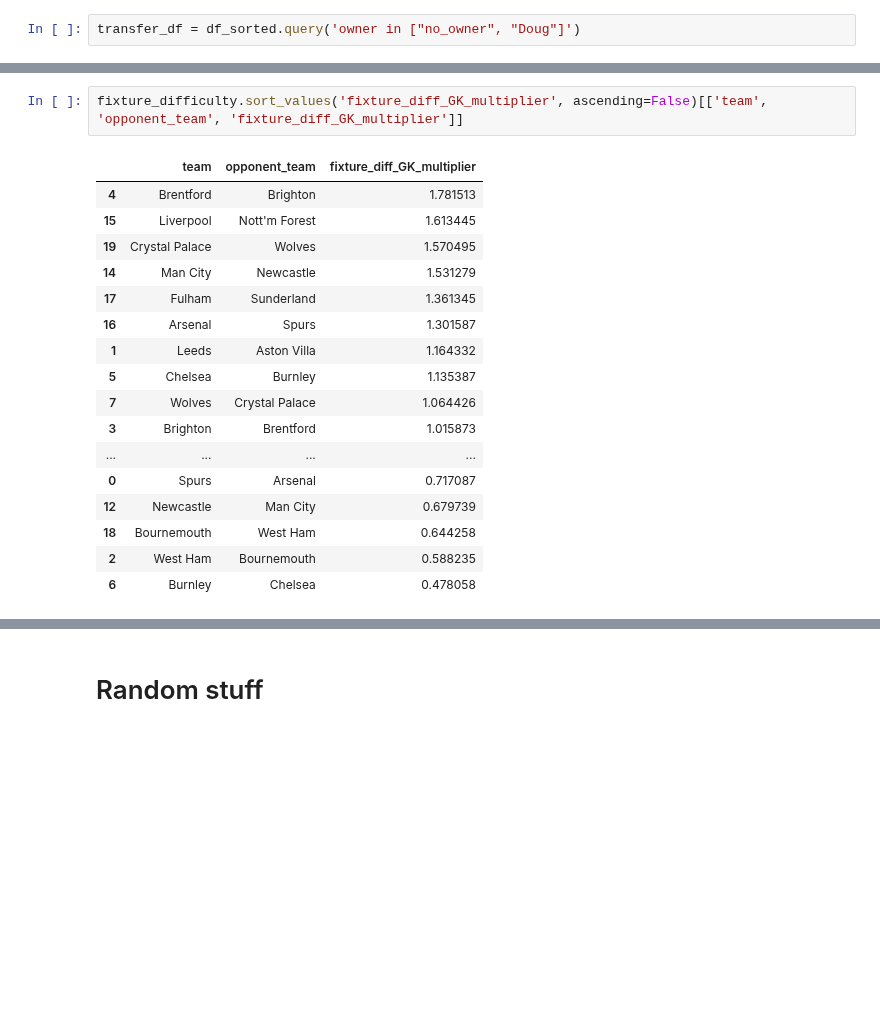
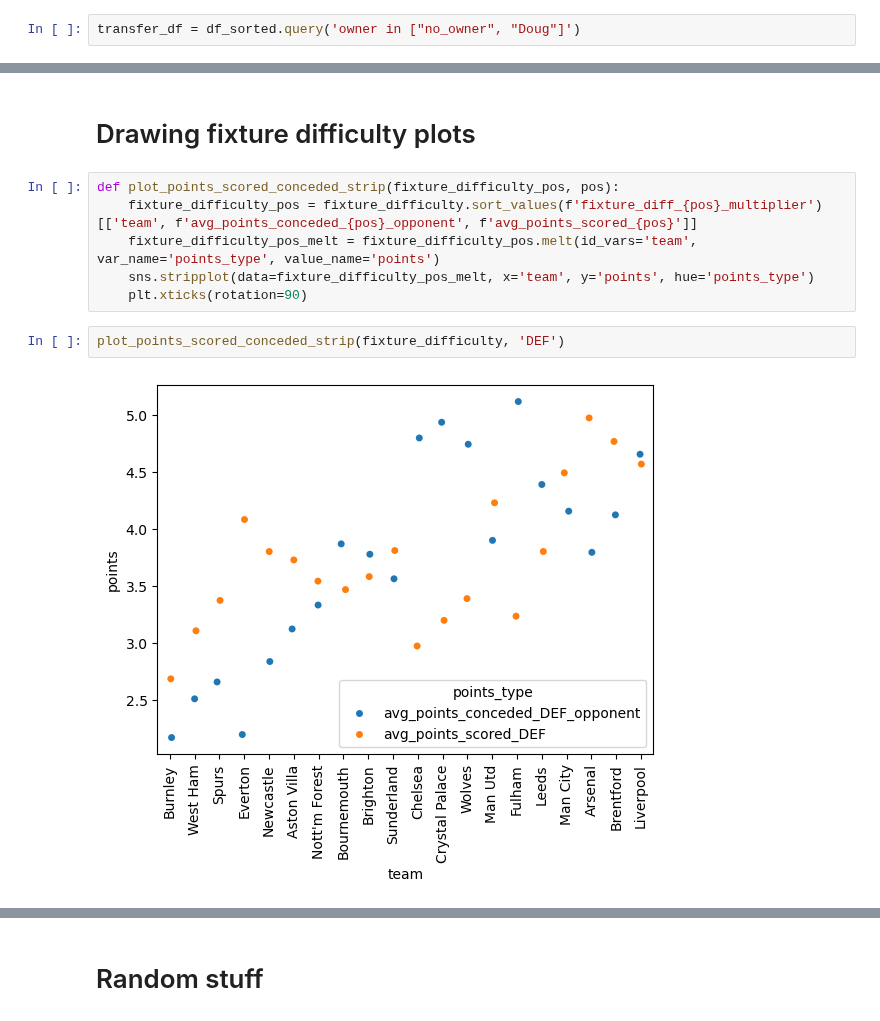
Before and after one commit to doug-ellis/draft_fpl_2526, a Jupyter notebook: transfer/outputs/looking_gw27.ipynb, the cells around one changed output, grey strips where cells are left out. Saved outputs shown, nothing was run; the diff lists cells and outputs as text; blank space fills up the shorter version.

```diff
--- a/transfer/outputs/looking_gw27.ipynb
+++ b/transfer/outputs/looking_gw27.ipynb
@@ -212,20 +212,12 @@ b
+# %% [markdown]
+# Drawing fixture difficulty plots
 # %%
-fixture_difficulty.sort_values('fixture_diff_GK_multiplier', ascending=False)[['team', 'opponent_team', 'fixture_diff_GK_multiplier']]
+def plot_points_scored_conceded_strip(fixture_difficulty_pos, pos):
+    fixture_difficulty_pos = fixture_difficulty.sort_values(f'fixture_diff_{pos}_multiplier')[['team', f'avg_points_conceded_{pos}_opponent', f'avg_points_scored_{pos}']]
+    fixture_difficulty_pos_melt = fixture_difficulty_pos.melt(id_vars='team', var_name='points_type', value_name='points')
+    sns.stripplot(data=fixture_difficulty_pos_melt, x='team', y='points', hue='points_type')
+    plt.xticks(rotation=90)
-# %% [output]
-|  | team | opponent_team | fixture_diff_GK_multiplier |
-| 4 | Brentford | Brighton | 1.781513 |
-| 15 | Liverpool | Nott'm Forest | 1.613445 |
-| 19 | Crystal Palace | Wolves | 1.570495 |
-| 14 | Man City | Newcastle | 1.531279 |
-| 17 | Fulham | Sunderland | 1.361345 |
-| 16 | Arsenal | Spurs | 1.301587 |
-| 1 | Leeds | Aston Villa | 1.164332 |
-| 5 | Chelsea | Burnley | 1.135387 |
-| 7 | Wolves | Crystal Palace | 1.064426 |
-| 3 | Brighton | Brentford | 1.015873 |
-| ... | ... | ... | ... |
-| 0 | Spurs | Arsenal | 0.717087 |
-| 12 | Newcastle | Man City | 0.679739 |
-| 18 | Bournemouth | West Ham | 0.644258 |
-| 2 | West Ham | Bournemouth | 0.588235 |
-| 6 | Burnley | Chelsea | 0.478058 |
+# %%
+plot_points_scored_conceded_strip(fixture_difficulty, 'DEF')
+# %% [output]
+[figure, added]
```
Also changed, not shown: parts of 11 cells of this notebook, 2 other files.
